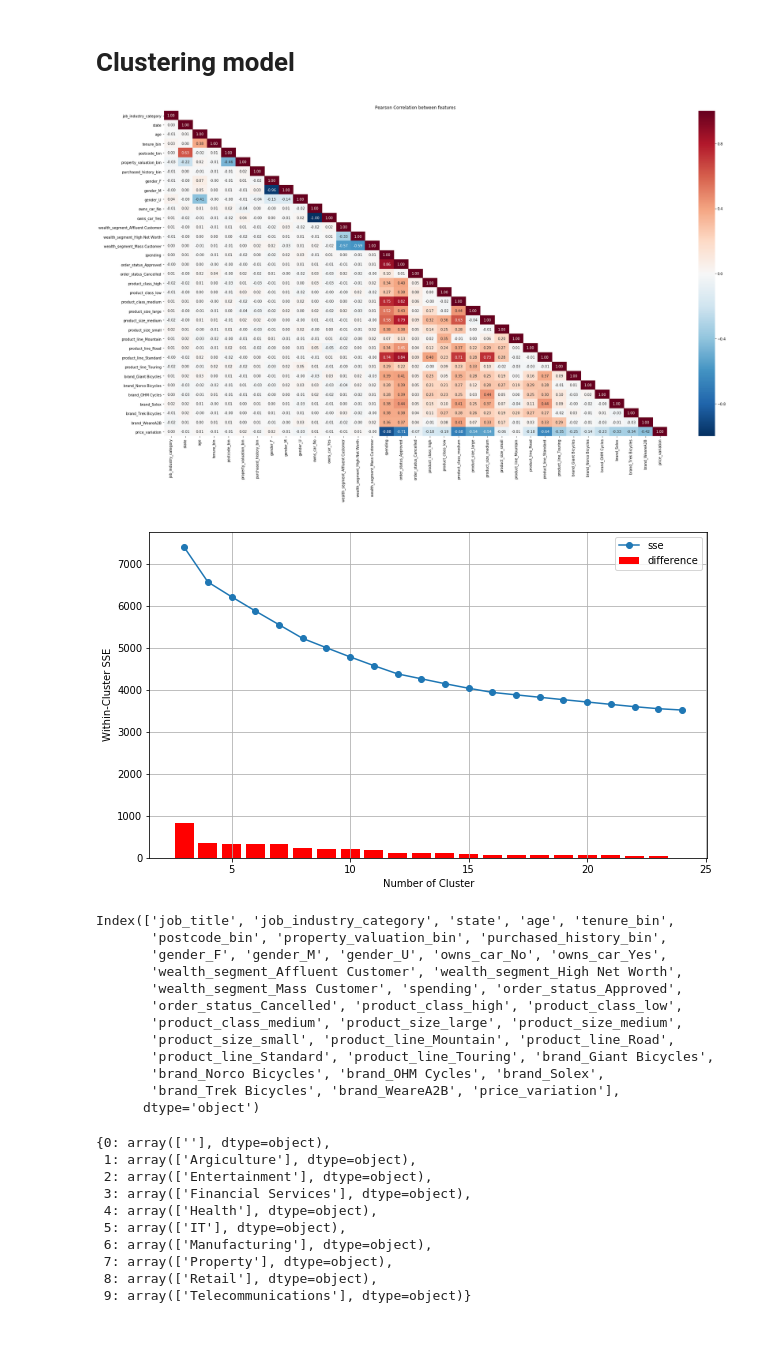
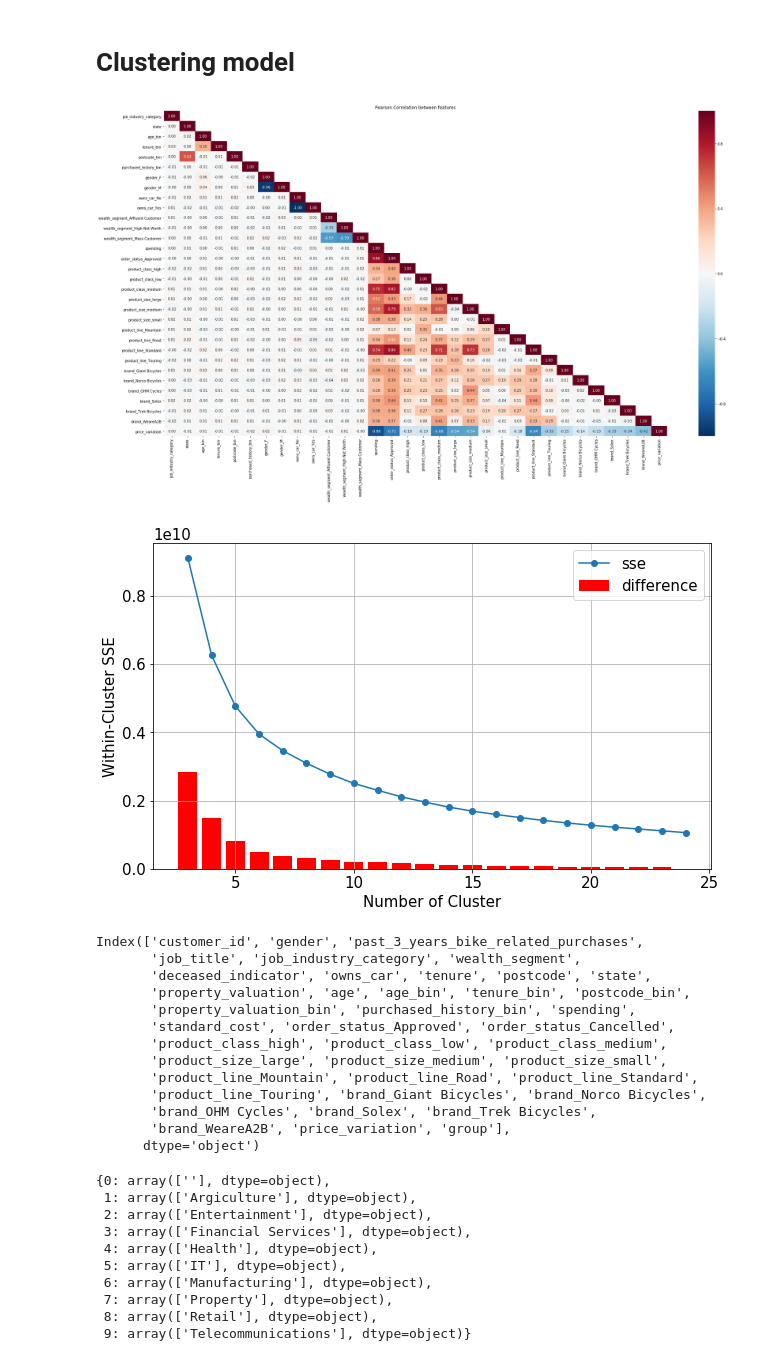
Before and after one commit to jacksenteh/KPMG_Virtual_Internship, a Jupyter notebook: Data_Analysis.ipynb, the cells around one changed output. Cells and saved outputs as stored; diff of their text form; code cells hidden in the pictures; blank space fills up the shorter version.

Commit message:
Updated on Index.md

```diff
--- a/Data_Analysis.ipynb
+++ b/Data_Analysis.ipynb
@@ -137,6 +138,7 @@ df_train = fill_na(df_train, 'property_valuation', filled_with='postcode')
 df_train['tenure'] = df_train['tenure'].fillna(value=int(df_train['tenure'].median()))
 
 # bin postcode
+df_train['age_bin'] = pd.cut(df_train['age'], 10)
 df_train['tenure_bin'] = pd.cut(df_train['tenure'], 10)
 df_train['postcode_bin'] = pd.cut(df_train['postcode'], 6)
 df_train['property_valuation_bin'] = pd.cut(df_train['property_valuation'], 3)
@@ -144,6 +146,7 @@ df_train['purchased_history_bin'] = pd.cut(df_train['past_3_years_bike_related_p
 # %%
 from sklearn.preprocessing import LabelEncoder
 
+age_le = LabelEncoder().fit(df_train.age_bin)
 states_le = LabelEncoder().fit(df_train.state)
 tenure_le = LabelEncoder().fit(df_train.tenure_bin)
 postcode_le = LabelEncoder().fit(df_train.postcode_bin)
@@ -152,7 +155,8 @@ job_category_le = LabelEncoder().fit(df_train.job_industry_category)
 purchased_history_le = LabelEncoder().fit(df_train.purchased_history_bin)
 property_valuation_le = LabelEncoder().fit(df_train.property_valuation_bin)
 
-df_train = clean(df_train)
+# df_train = clean(df_train)
+df_train = df_train.drop(columns=['DOB'], axis=0)
 
 df_train.columns
 # %% [output]
@@ -522,17 +530,17 @@ def unnorm_x(df):
 
     return df
 # %%
-dp_cols=['customer_id', 'job_title', 'past_3_years_bike_related_purchases',
-         'property_valuation', 'postcode', 'tenure', 'standard_cost',
-         'deceased_indicator_N', 'deceased_indicator_Y']
+dp_cols=['customer_id', 'job_title', 'past_3_years_bike_related_purchases', 'age',
+         'property_valuation', 'property_valuation_bin', 'postcode', 'tenure', 'order_status_Cancelled',
+         'standard_cost', 'gender_U', 'deceased_indicator_N', 'deceased_indicator_Y']
 
 df_train = df_train.drop(columns=dp_cols)
 minmax   = {col: (df_train[col].min(), df_train[col].max()) for col in df_train.columns}
-df_train = norm_x(df_train)
+# df_train = norm_x(df_train)
 
 plot_correlation(df_train)
 # %% [output]
-[figure, old version]
+[figure, new version]
 # %%
 from sklearn.cluster import KMeans
 
@@ -554,5 +562,5 @@ plt.legend()
 plt.grid()
 plt.show()
 # %% [output]
-[figure, old version]
+[figure, new version]
 # %%
@@ -570,17 +578,19 @@ def cluster_monitoring(df, labels=0, columns='age'):
     df = df.loc[df['cluster_labels'] == labels]
     unq_count(df, columns)
 # %%
+df_train['group'] = [*model.labels_]
 df_train.columns
 # %% [output]
-Index(['job_title', 'job_industry_category', 'state', 'age', 'tenure_bin',
-       'postcode_bin', 'property_valuation_bin', 'purchased_history_bin',
-       'gender_F', 'gender_M', 'gender_U', 'owns_car_No', 'owns_car_Yes',
-       'wealth_segment_Affluent Customer', 'wealth_segment_High Net Worth',
-       'wealth_segment_Mass Customer', 'spending', 'order_status_Approved',
-       'order_status_Cancelled', 'product_class_high', 'product_class_low',
-       'product_class_medium', 'product_size_large', 'product_size_medium',
-       'product_size_small', 'product_line_Mountain', 'product_line_Road',
-       'product_line_Standard', 'product_line_Touring', 'brand_Giant Bicycles',
-       'brand_Norco Bicycles', 'brand_OHM Cycles', 'brand_Solex',
-       'brand_Trek Bicycles', 'brand_WeareA2B', 'price_variation'],
+Index(['customer_id', 'gender', 'past_3_years_bike_related_purchases',
+       'job_title', 'job_industry_category', 'wealth_segment',
+       'deceased_indicator', 'owns_car', 'tenure', 'postcode', 'state',
+       'property_valuation', 'age', 'age_bin', 'tenure_bin', 'postcode_bin',
+       'property_valuation_bin', 'purchased_history_bin', 'spending',
+       'standard_cost', 'order_status_Approved', 'order_status_Cancelled',
+       'product_class_high', 'product_class_low', 'product_class_medium',
+       'product_size_large', 'product_size_medium', 'product_size_small',
+       'product_line_Mountain', 'product_line_Road', 'product_line_Standard',
+       'product_line_Touring', 'brand_Giant Bicycles', 'brand_Norco Bicycles',
+       'brand_OHM Cycles', 'brand_Solex', 'brand_Trek Bicycles',
+       'brand_WeareA2B', 'price_variation', 'group'],
       dtype='object')
```
Also changed, not shown: parts of 11 cells of this notebook, 9 other files.
